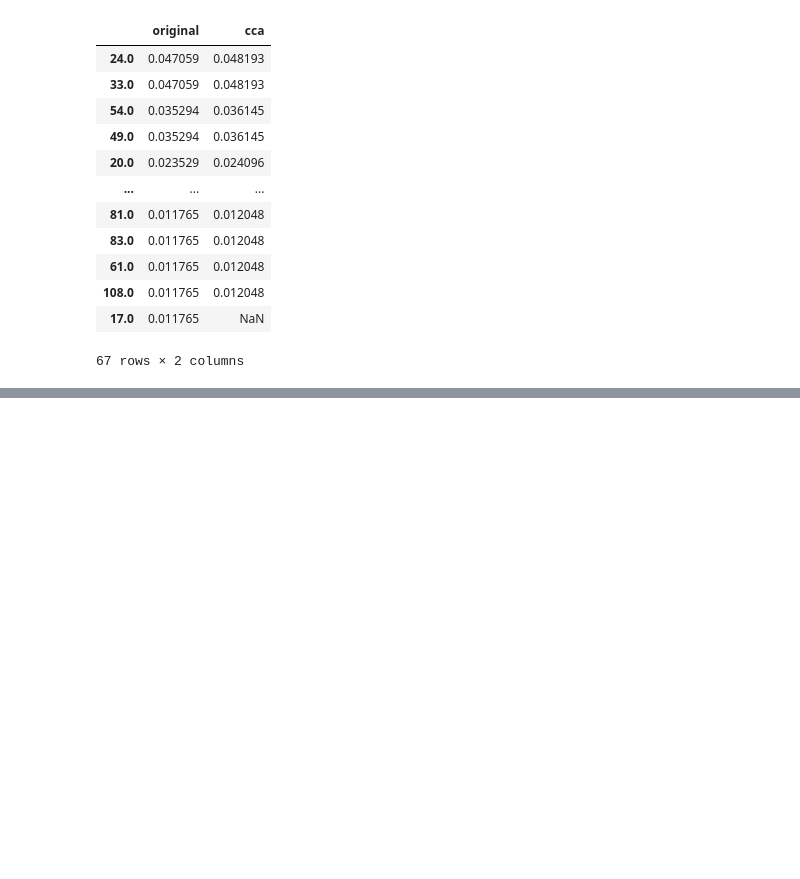
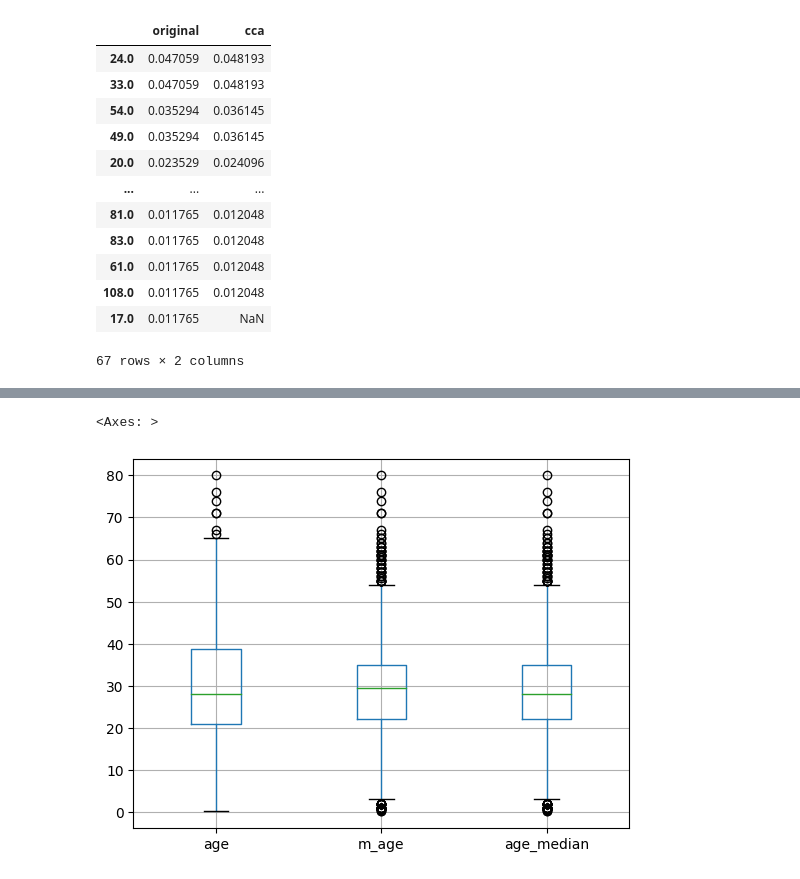
Before and after one commit to Reena6878/lohan, a Jupyter notebook: handling_missing_values.ipynb, the cells around one changed output, grey strips where cells are left out. Drawn from its saved outputs; the diff is of its cells as text; code cells hidden in the pictures; blank space fills up the shorter version.

```diff
--- a/handling_missing_values.ipynb
+++ b/handling_missing_values.ipynb
@@ -117,0 +224,5 @@ temp
+# %%
+x_train[['age','m_age','age_median']].boxplot()
+# %% [output]
+<Axes: >
+[figure, added]
```
Also changed, not shown: parts of 17 cells of this notebook.
